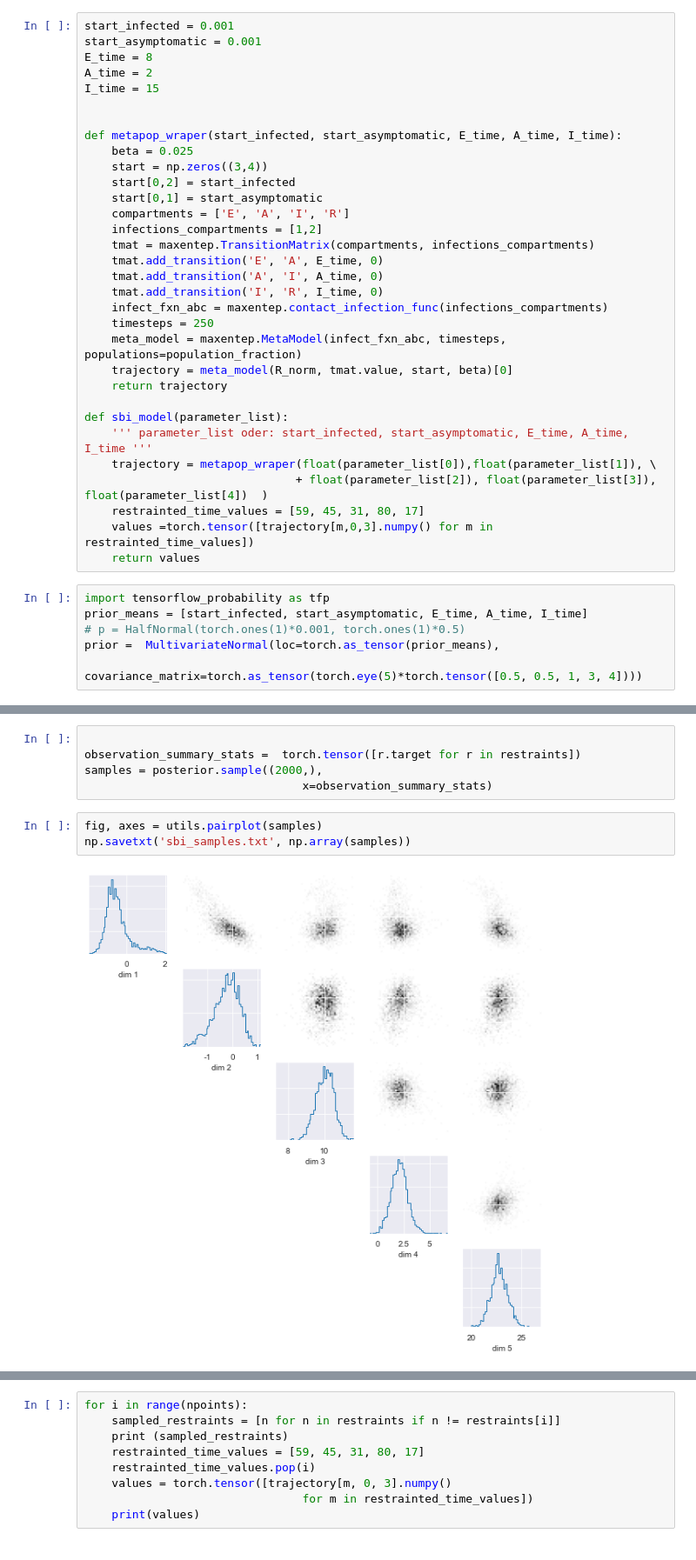
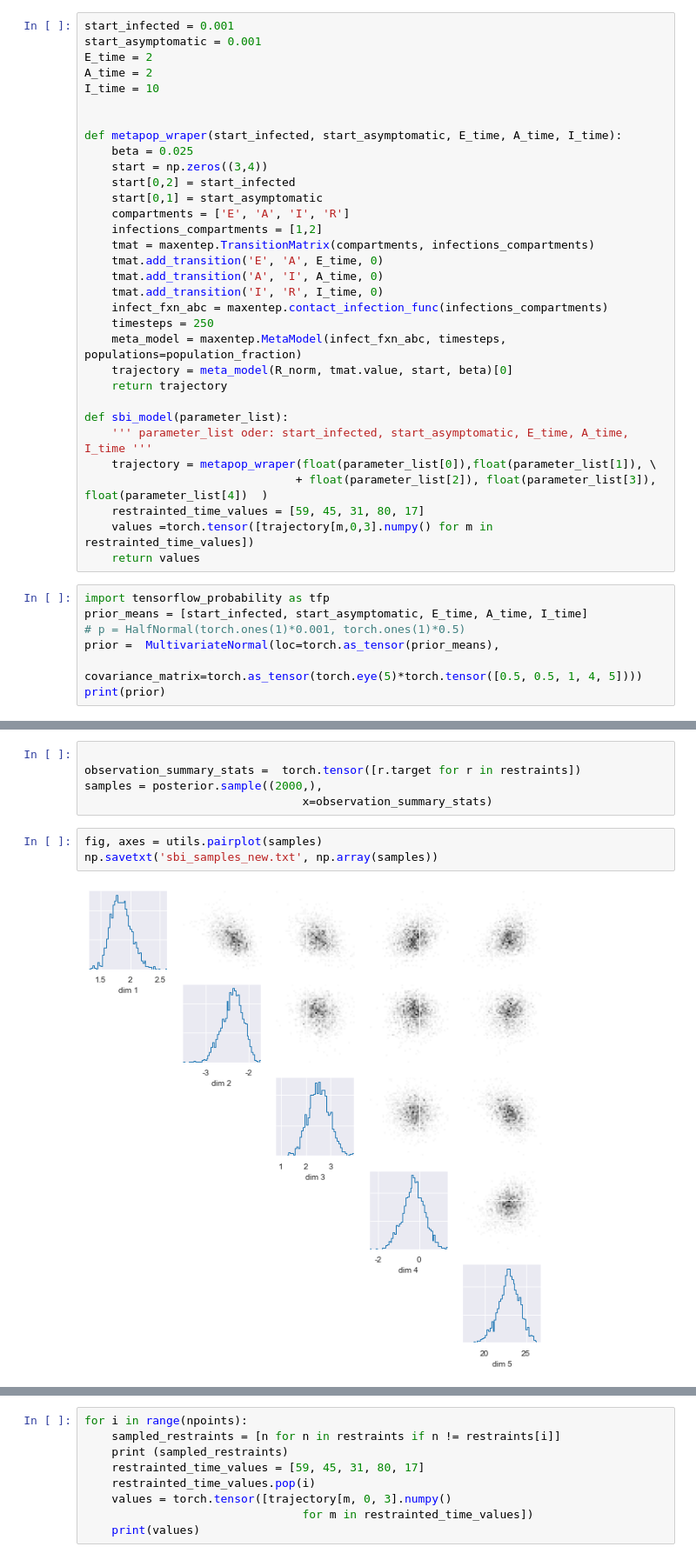
Before and after one commit to ur-whitelab/py0, a Jupyter notebook: examples/sbi_fit.ipynb, the cells around one changed output, grey strips where cells are left out. Shown at 87% size. Cells and saved outputs as stored; diff of their text form.

```diff
--- a/examples/sbi_fit.ipynb
+++ b/examples/sbi_fit.ipynb
@@ -167,9 +158,9 @@ Restraints are set on this time range: [0, 100]
 # %%
 start_infected = 0.001
 start_asymptomatic = 0.001
-E_time = 8
+E_time = 2
 A_time = 2
-I_time = 15
+I_time = 10
 
 
 def metapop_wraper(start_infected, start_asymptomatic, E_time, A_time, I_time):
@@ -201,4 +192,5 @@ import tensorflow_probability as tfp
 prior_means = [start_infected, start_asymptomatic, E_time, A_time, I_time]
 # p = HalfNormal(torch.ones(1)*0.001, torch.ones(1)*0.5)
 prior =  MultivariateNormal(loc=torch.as_tensor(prior_means),
-                                covariance_matrix=torch.as_tensor(torch.eye(5)*torch.tensor([0.5, 0.5, 1, 3, 4])))
+                                covariance_matrix=torch.as_tensor(torch.eye(5)*torch.tensor([0.5, 0.5, 1, 4, 5])))
+print(prior)
@@ -213,8 +207,8 @@ samples = posterior.sample((2000,),
                                 x=observation_summary_stats)
 # %%
 fig, axes = utils.pairplot(samples)
-np.savetxt('sbi_samples.txt', np.array(samples))
+np.savetxt('sbi_samples_new.txt', np.array(samples))
 # %% [output]
-[figure, old version]
+[figure, new version]
 # %%
 from tqdm import tqdm
```
Also changed, not shown: parts of 6 cells of this notebook, 6 other files.
